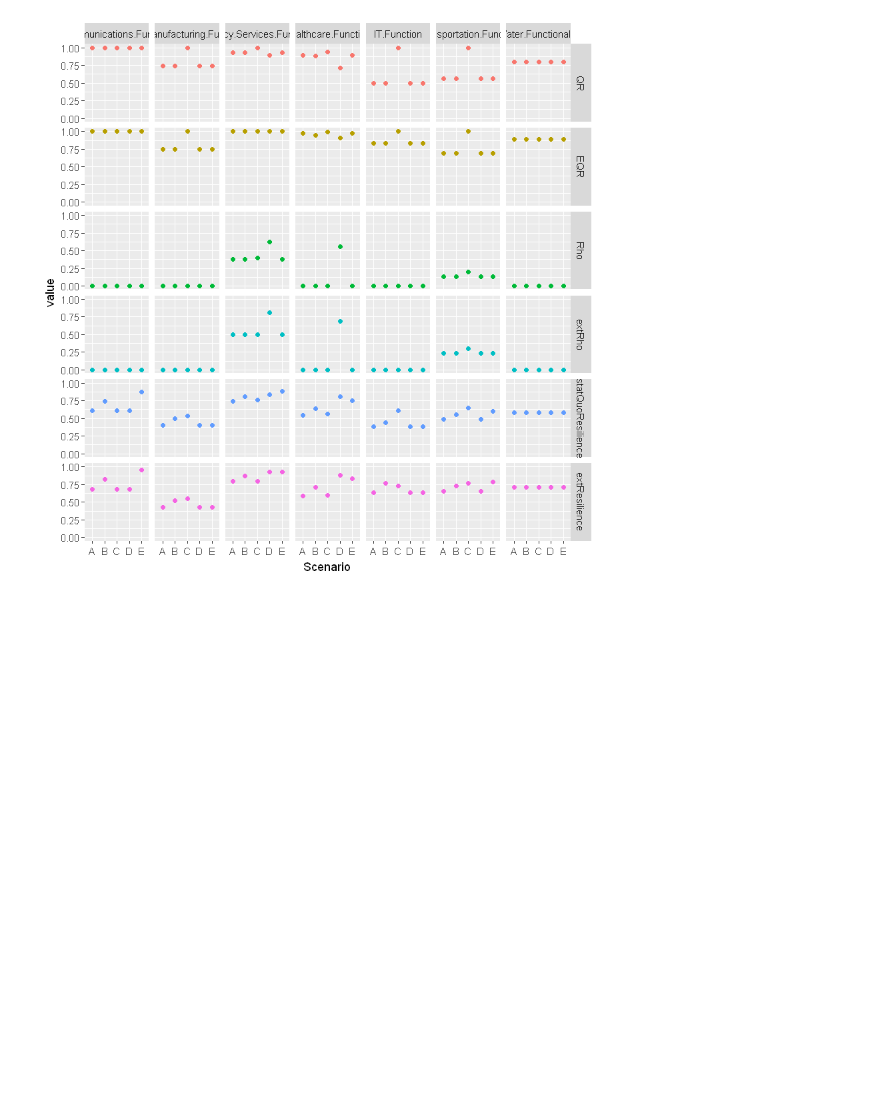
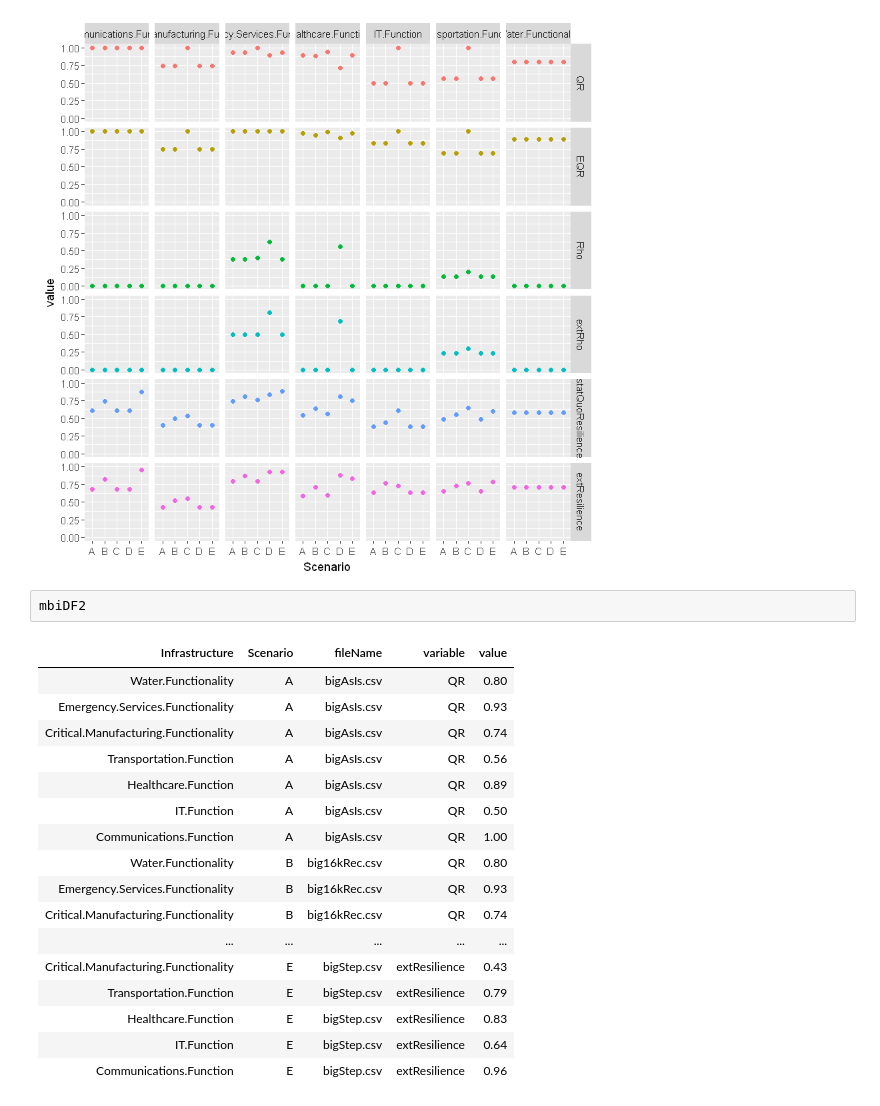
Before and after one commit to royemanuel/Metrics, a Jupyter notebook: Plotting Notebook.ipynb, the cells around one changed output. Cells and saved outputs as stored; diff of their text form; blank space fills up the shorter version.

```diff
--- a/Plotting Notebook.ipynb
+++ b/Plotting Notebook.ipynb
@@ -77,3 +77,23 @@ bigPlot2 <- ggplot(mbiDF2, aes(Scenario, value, color = variable)) + geom_point(
 bigPlot2
 # %% [output]
 [figure]
+# %%
+mbiDF2
+# %% [output]
+| Infrastructure | Scenario | fileName | variable | value |
+| Water.Functionality | A | bigAsIs.csv | QR | 0.80 |
+| Emergency.Services.Functionality | A | bigAsIs.csv | QR | 0.93 |
+| Critical.Manufacturing.Functionality | A | bigAsIs.csv | QR | 0.74 |
+| Transportation.Function | A | bigAsIs.csv | QR | 0.56 |
+| Healthcare.Function | A | bigAsIs.csv | QR | 0.89 |
+| IT.Function | A | bigAsIs.csv | QR | 0.50 |
+| Communications.Function | A | bigAsIs.csv | QR | 1.00 |
+| Water.Functionality | B | big16kRec.csv | QR | 0.80 |
+| Emergency.Services.Functionality | B | big16kRec.csv | QR | 0.93 |
+| Critical.Manufacturing.Functionality | B | big16kRec.csv | QR | 0.74 |
+| ... | ... | ... | ... | ... |
+| Critical.Manufacturing.Functionality | E | bigStep.csv | extResilience | 0.43 |
+| Transportation.Function | E | bigStep.csv | extResilience | 0.79 |
+| Healthcare.Function | E | bigStep.csv | extResilience | 0.83 |
+| IT.Function | E | bigStep.csv | extResilience | 0.64 |
+| Communications.Function | E | bigStep.csv | extResilience | 0.96 |
```
Also changed, not shown: 11 other files.
